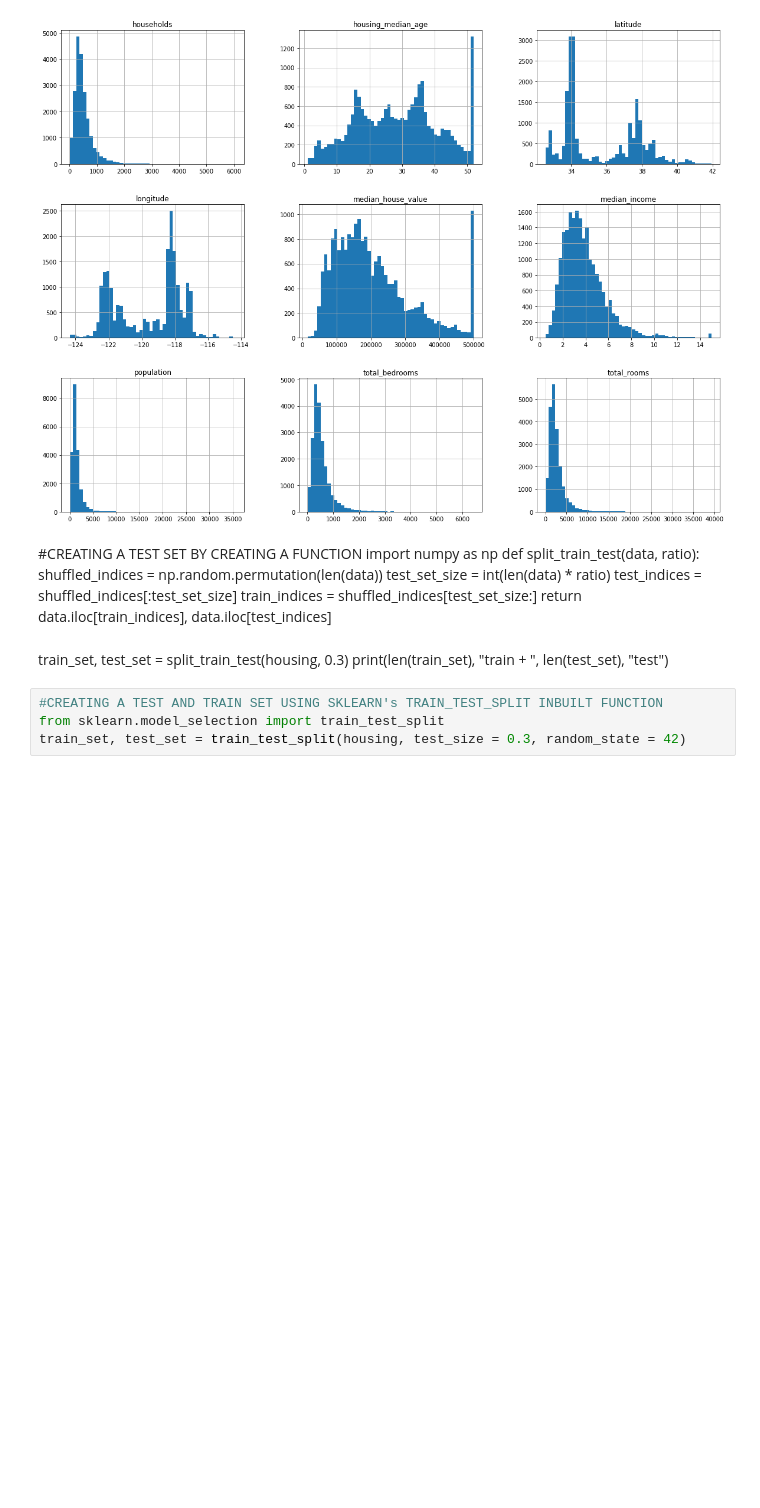
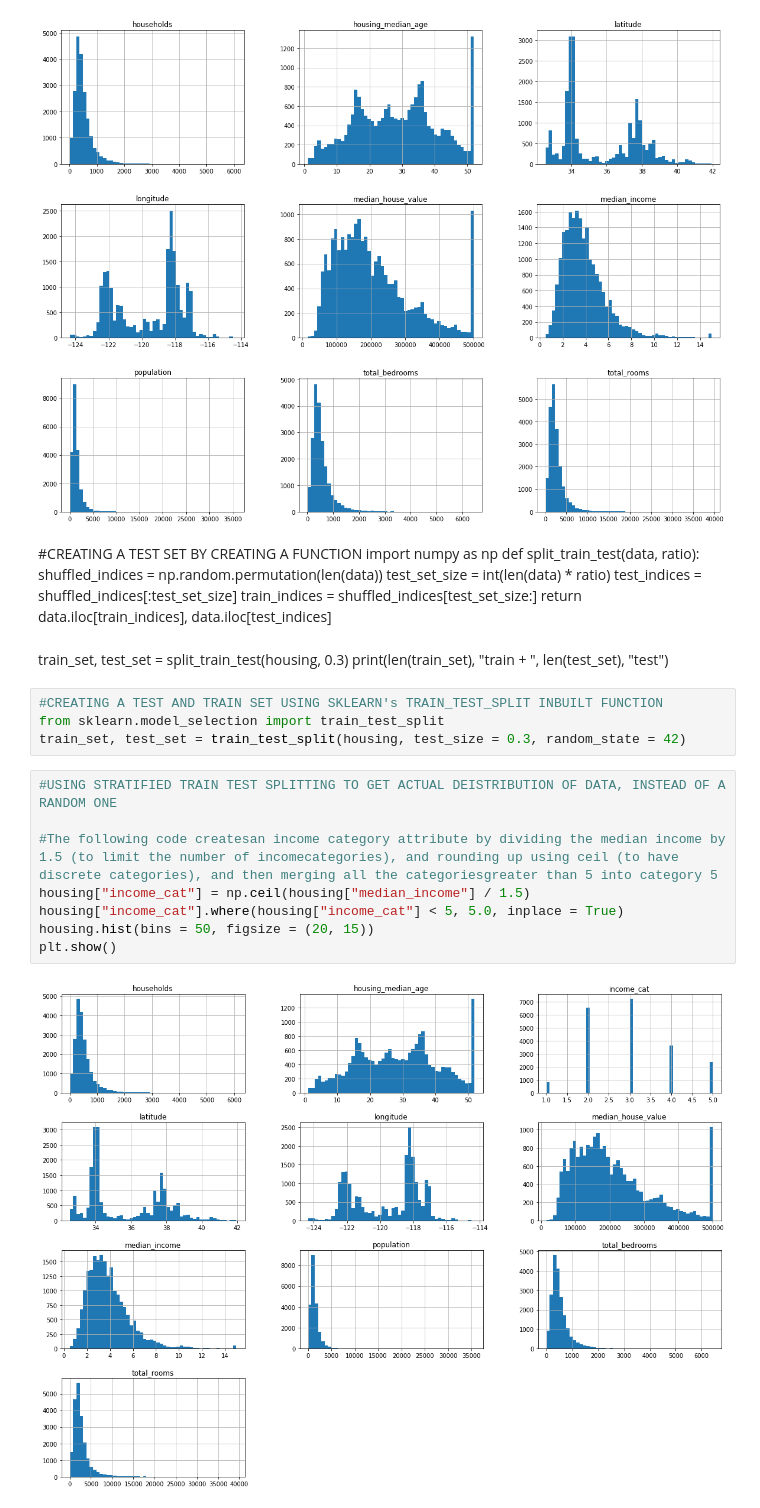
Before and after one commit to Raphaeal19/CaliforniaHousingPricePrediction, a Jupyter notebook: Untitled.ipynb, the cells around one changed output. Drawn from its saved outputs; the diff is of its cells as text; blank space fills up the shorter version.

Commit message:
Coded until Data Cleaning

```diff
--- a/Untitled.ipynb
+++ b/Untitled.ipynb
@@ -93,3 +93,13 @@ print(len(train_set), "train + ", len(test_set), "test")
 #CREATING A TEST AND TRAIN SET USING SKLEARN's TRAIN_TEST_SPLIT INBUILT FUNCTION
 from sklearn.model_selection import train_test_split
 train_set, test_set = train_test_split(housing, test_size = 0.3, random_state = 42)
+# %%
+#USING STRATIFIED TRAIN TEST SPLITTING TO GET ACTUAL DEISTRIBUTION OF DATA, INSTEAD OF A RANDOM ONE
+
+#The following code createsan income category attribute by dividing the median income by 1.5 (to limit the number of incomecategories), and rounding up using ceil (to have discrete categories), and then merging all the categoriesgreater than 5 into category 5
+housing["income_cat"] = np.ceil(housing["median_income"] / 1.5)
+housing["income_cat"].where(housing["income_cat"] < 5, 5.0, inplace = True)
+housing.hist(bins = 50, figsize = (20, 15))
+plt.show()
+# %% [output]
+[figure, added]
```
Also changed, not shown: parts of 7 cells of this notebook.
